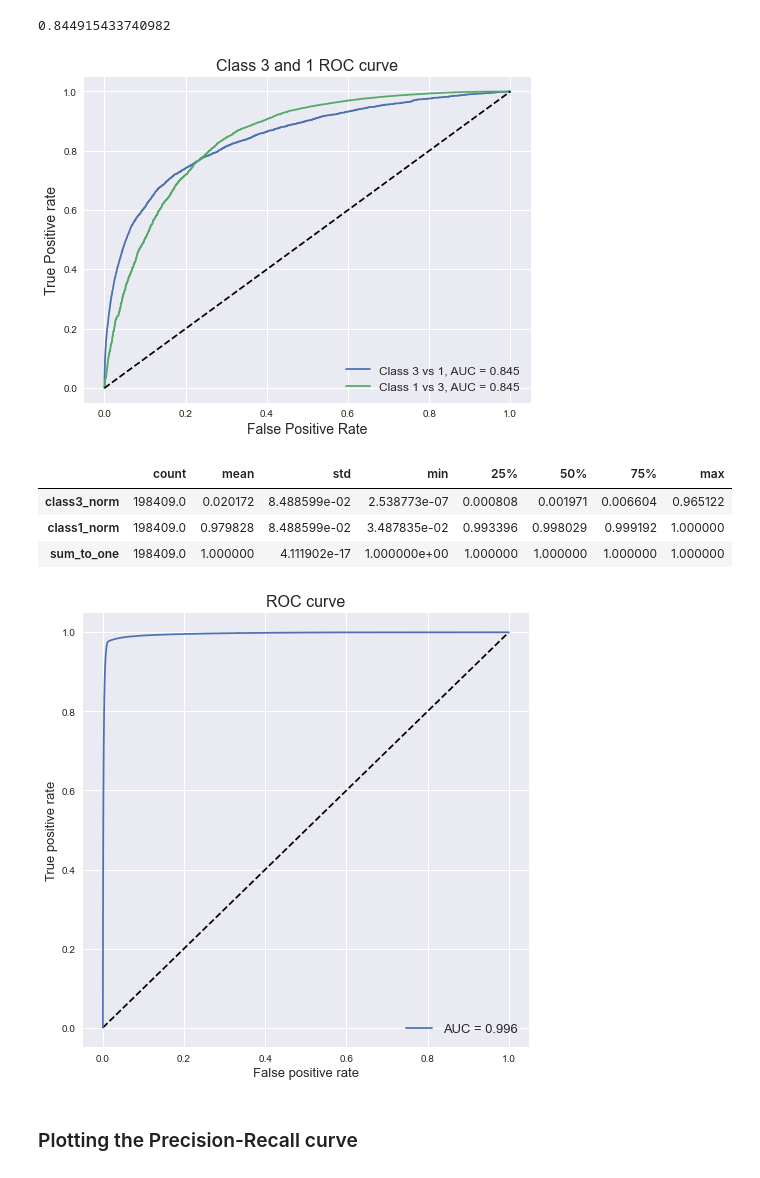
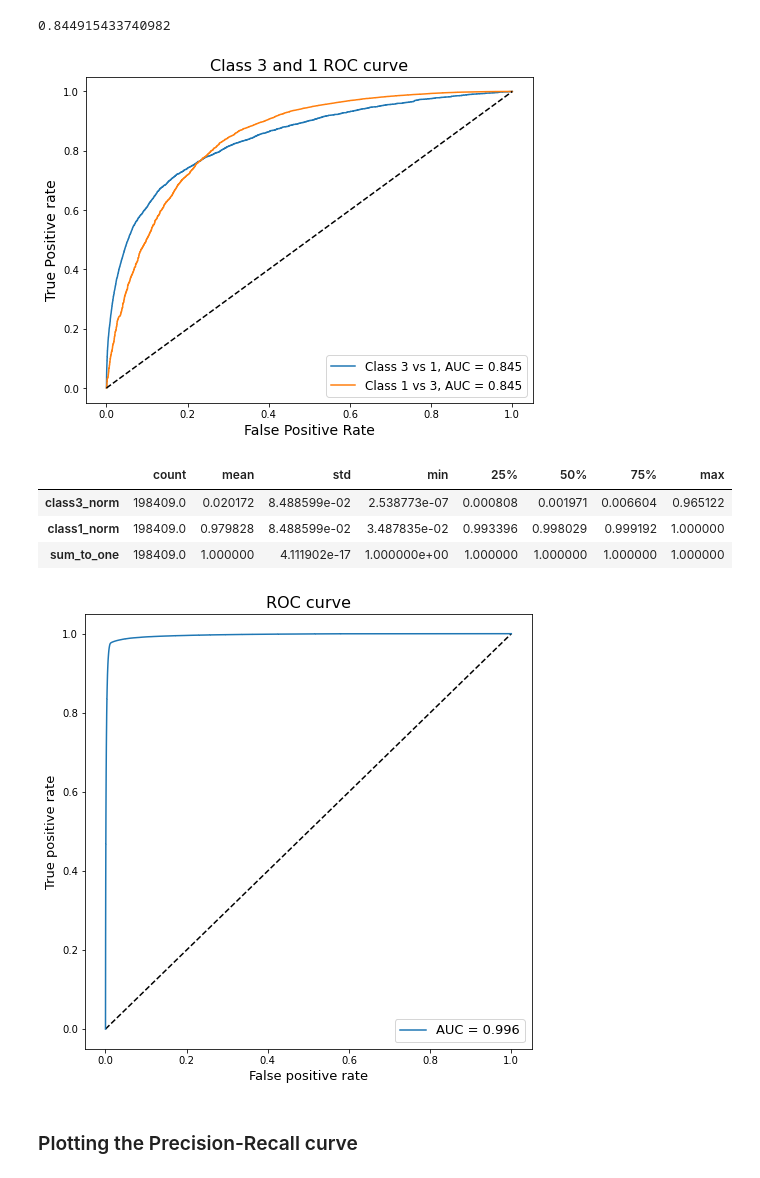
Before and after one commit to mygithth27/af-risk-prediction-by-ecg-dnn, a Jupyter notebook: af_performance_fdset_30Mar.ipynb, the cells around one changed output. Drawn from its saved outputs; the diff is of its cells as text; code cells hidden in the pictures.

```diff
--- a/af_performance_fdset_30Mar.ipynb
+++ b/af_performance_fdset_30Mar.ipynb
@@ -312,28 +312,28 @@ one_vs_three_auc_score
 # %%
 # Plot ROC Curve for Three vs One
 
 random_probs = [0 for i in range(len(true_class3))]
 rand_fpr, rand_tpr, _ = roc_curve(true_class3, random_probs, pos_label=1)
 
 fpr_3, tpr_3, thresh_3 = roc_curve(true_class3, prob_class3_norm, pos_label=1)
 fpr_1, tpr_1, thresh_1 = roc_curve(true_class1, prob_class1_norm, pos_label=1)
 auc_scores_3 = auc(fpr_3, tpr_3)
 auc_scores_1 = auc(fpr_1, tpr_1)
 
 # plotting
 fig = plt.figure(figsize=(8, 6))
-plt.style.use('seaborn')
+#plt.style.use('seaborn')
 plt.plot(fpr_3, tpr_3, label='Class 3 vs 1, AUC = {:.3f}'.format(auc_scores_3))
 plt.plot(fpr_1, tpr_1, label='Class 1 vs 3, AUC = {:.3f}'.format(auc_scores_1))
 plt.plot(rand_fpr, rand_tpr, linestyle='--', color='black')
 plt.title('Class 3 and 1 ROC curve', fontsize = 16)
 plt.xlabel('False Positive Rate', fontsize = 14)
 plt.ylabel('True Positive rate', fontsize = 14)
 plt.legend(loc='best', fontsize = 12)
-#plt.savefig('Multiclass ROC',dpi=300);
+#plt.savefig('roc_curve_3vs1',dpi=300);
 plt.show()
 # %% [output]
-[figure, old version]
+[figure, new version]
 # %%
 three_vs_one_df.describe().transpose()
 # %% [output]
@@ -365,7 +365,7 @@ def overall_roc_curve(true_values, prob_classes):
 # Plotting the overall ROC curve
 overall_roc_curve(true_values, prob_classes)
 # %% [output]
-[figure, old version]
+[figure, new version]
 # %% [markdown]
 ### Plotting the Precision-Recall curve
 # %%
```
Also changed, not shown: parts of 22 cells of this notebook, 2 other files.
